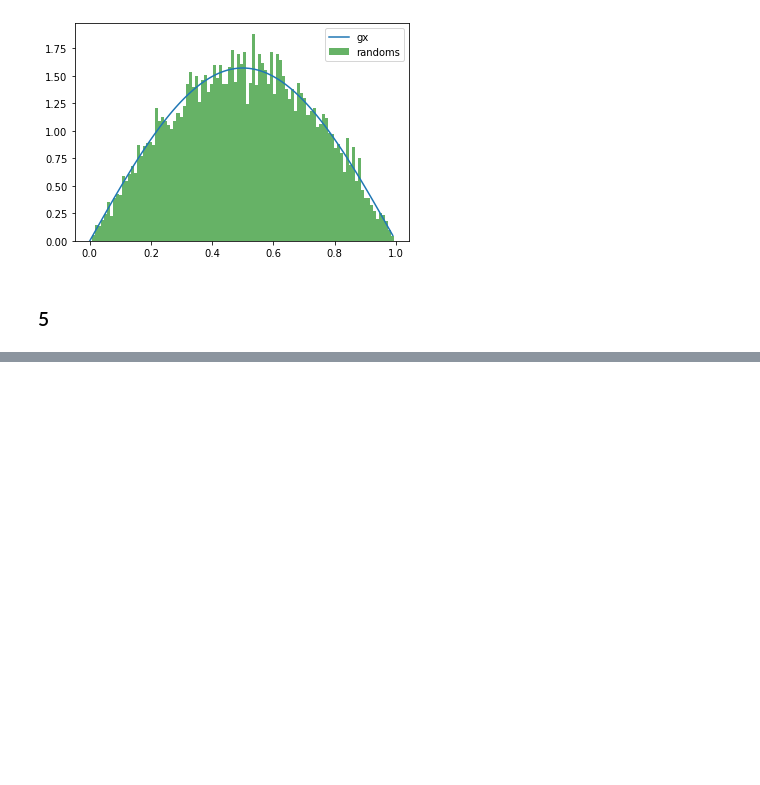
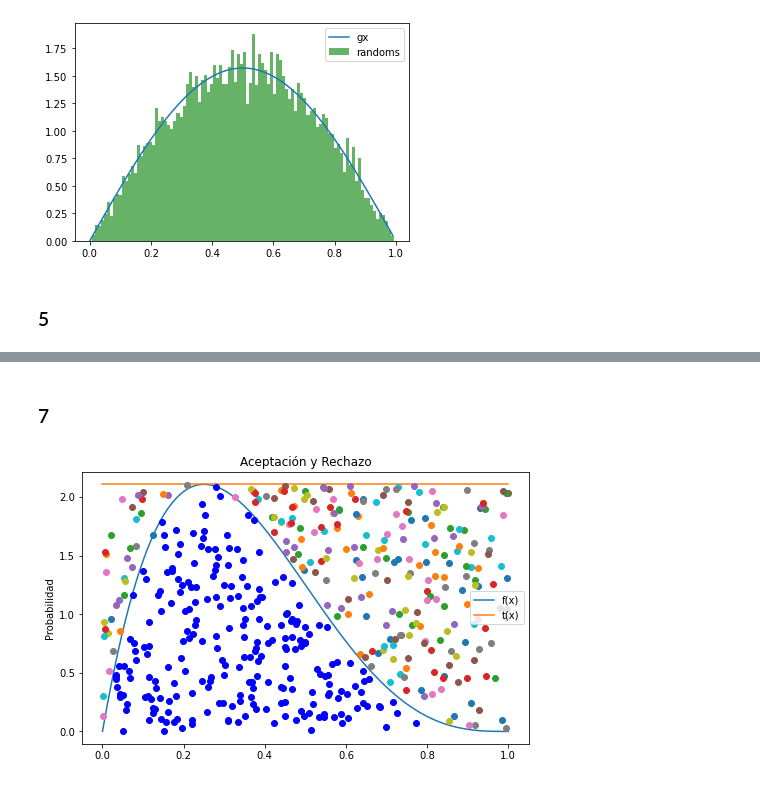
Before and after one commit to sofiahzt/ProyectoConjunto_SHernanddez_GGutierrez, a Jupyter notebook: ProyectoConjunto_SHernandez_GGutierrez.ipynb, the cells around one changed output, grey strips where cells are left out. Cells and saved outputs as stored; diff of their text form; code cells hidden in the pictures; blank space fills up the shorter version.

```diff
--- a/ProyectoConjunto_SHernandez_GGutierrez.ipynb
+++ b/ProyectoConjunto_SHernandez_GGutierrez.ipynb
@@ -349,0 +391,19 @@ plt.show()
+# %% [markdown]
+### 7
+# %%
+f = lambda x: 20 * x * (1 - x)**3
+x = np.linspace(0, 1, 1000)
+
+max_f = f(optimize.fmin(lambda x:-f(x), 0, disp = False))
+t = lambda x: max_f * np.ones(len(x))
+
+plt.figure(figsize = (8, 5))
+plt.plot(x, f(x), label='f(x)')
+plt.plot(x, t(x), label='t(x)')
+plt.title('Aceptación y Rechazo')
+plt.ylabel('Probabilidad')
+plt.legend()
+
+acep_rechazo(np.random.rand(500), np.random.rand(500), f, t);
+# %% [output]
+[figure, added]
```
Also changed, not shown: parts of 3 cells of this notebook.
